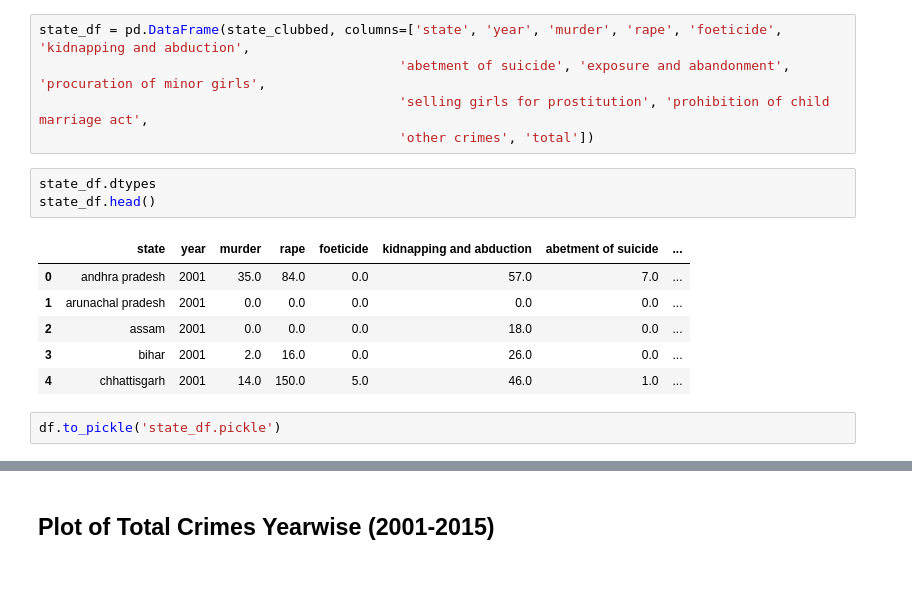
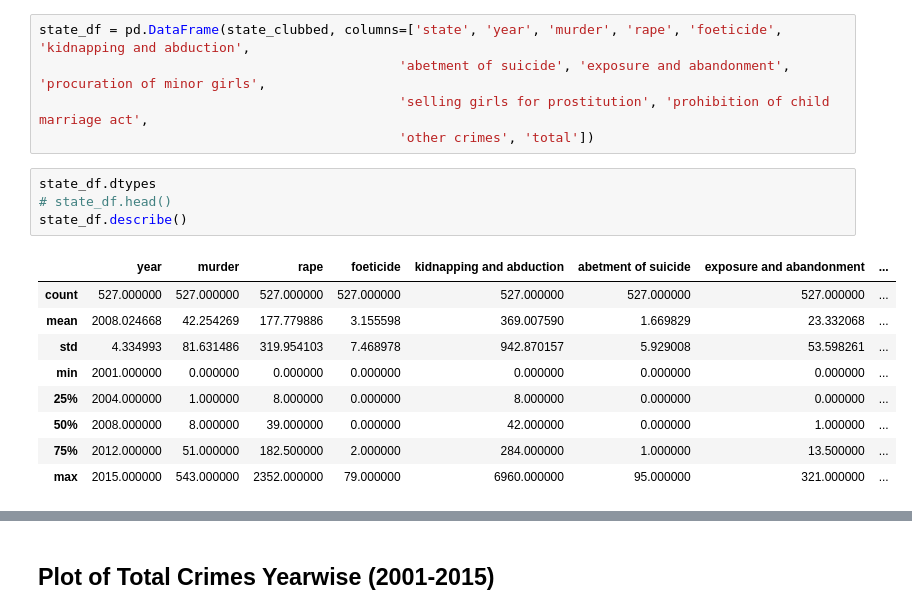
Before and after one commit to rynaa/crime-analysis-report-1, a Jupyter notebook: data_aggregation.ipynb, the cells around one changed output, grey strips where cells are left out. Cells and saved outputs as stored; diff of their text form; blank space fills up the shorter version.

```diff
--- a/data_aggregation.ipynb
+++ b/data_aggregation.ipynb
@@ -64,13 +64,15 @@ state_df = pd.DataFrame(state_clubbed, columns=['state', 'year', 'murder', 'rape
                                               'other crimes', 'total'])
 # %%
 state_df.dtypes
-state_df.head()
+# state_df.head()
+state_df.describe()
 # %% [output]
-|  | state | year | murder | rape | foeticide | kidnapping and abduction | abetment of suicide | ... |
-| 0 | andhra pradesh | 2001 | 35.0 | 84.0 | 0.0 | 57.0 | 7.0 | ... |
-| 1 | arunachal pradesh | 2001 | 0.0 | 0.0 | 0.0 | 0.0 | 0.0 | ... |
-| 2 | assam | 2001 | 0.0 | 0.0 | 0.0 | 18.0 | 0.0 | ... |
-| 3 | bihar | 2001 | 2.0 | 16.0 | 0.0 | 26.0 | 0.0 | ... |
-| 4 | chhattisgarh | 2001 | 14.0 | 150.0 | 5.0 | 46.0 | 1.0 | ... |
+|  | year | murder | rape | foeticide | kidnapping and abduction | abetment of suicide | exposure and abandonment | ... |
+| count | 527.000000 | 527.000000 | 527.000000 | 527.000000 | 527.000000 | 527.000000 | 527.000000 | ... |
+| mean | 2008.024668 | 42.254269 | 177.779886 | 3.155598 | 369.007590 | 1.669829 | 23.332068 | ... |
+| std | 4.334993 | 81.631486 | 319.954103 | 7.468978 | 942.870157 | 5.929008 | 53.598261 | ... |
+| min | 2001.000000 | 0.000000 | 0.000000 | 0.000000 | 0.000000 | 0.000000 | 0.000000 | ... |
+| 25% | 2004.000000 | 1.000000 | 8.000000 | 0.000000 | 8.000000 | 0.000000 | 0.000000 | ... |
+| 50% | 2008.000000 | 8.000000 | 39.000000 | 0.000000 | 42.000000 | 0.000000 | 1.000000 | ... |
+| 75% | 2012.000000 | 51.000000 | 182.500000 | 2.000000 | 284.000000 | 1.000000 | 13.500000 | ... |
+| max | 2015.000000 | 543.000000 | 2352.000000 | 79.000000 | 6960.000000 | 95.000000 | 321.000000 | ... |
-# %%
-df.to_pickle('state_df.pickle')
```
Also changed, not shown: parts of 7 cells of this notebook.
